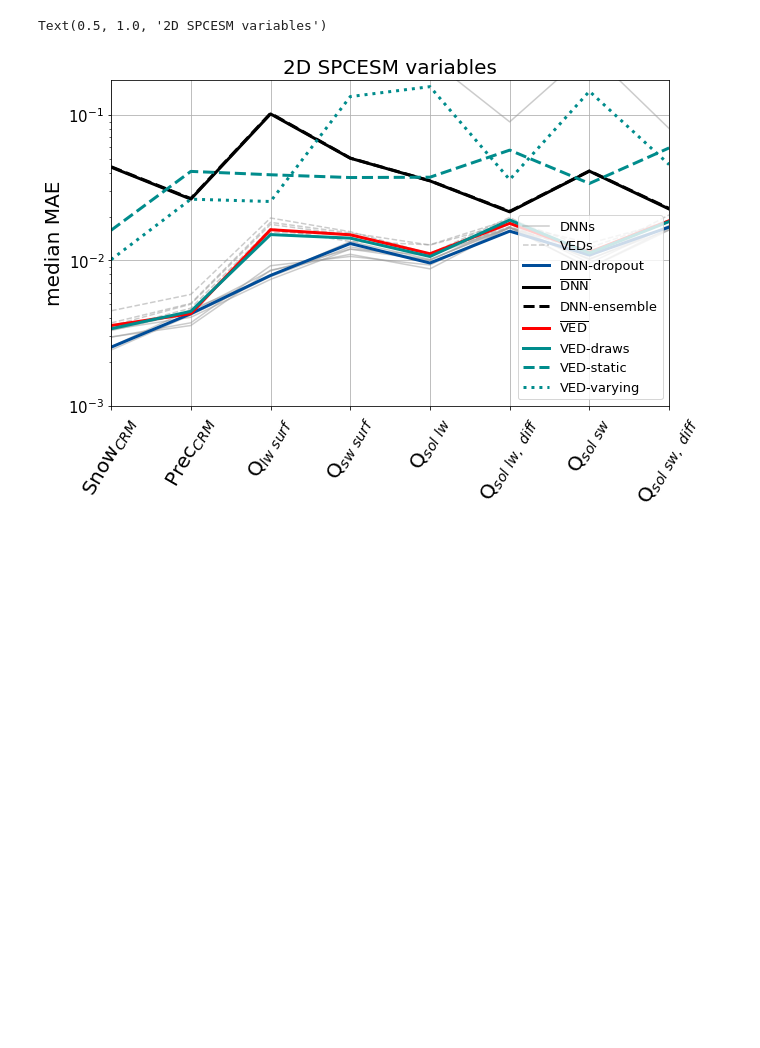
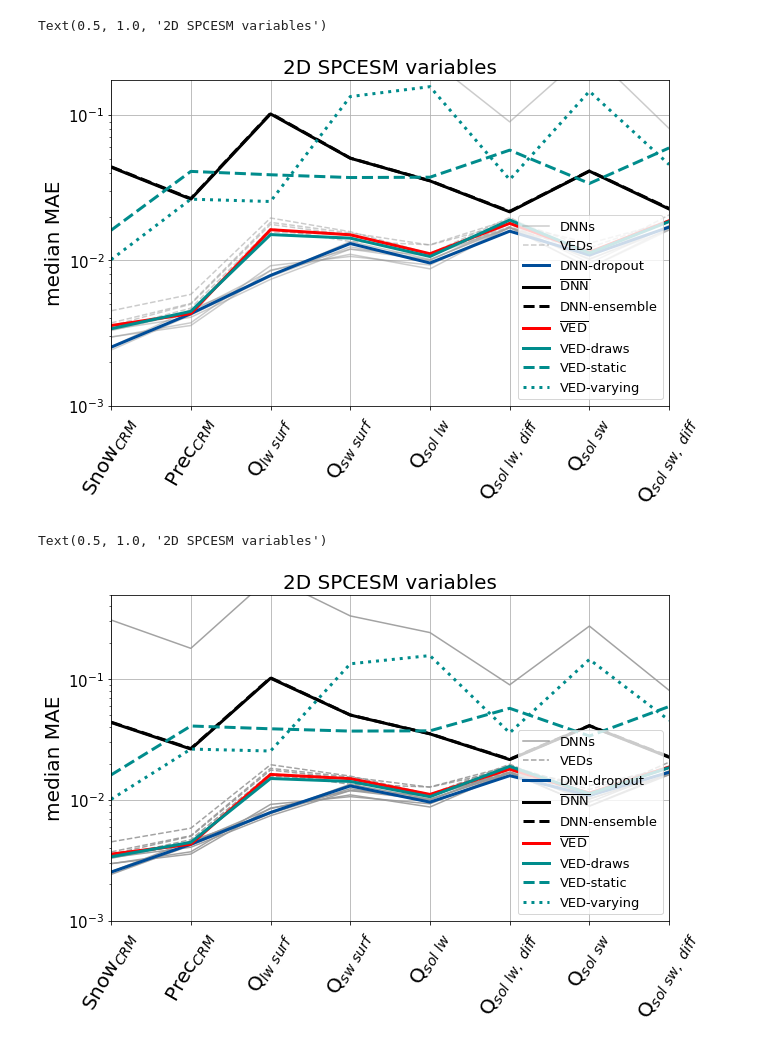
Before and after one commit to EyringMLClimateGroup/behrens24james_SPCESM2_ML_ensembles, a Jupyter notebook: deterministic_analysis/real_geo_MAE_all_networks_update.ipynb, the cells around one changed output. Cells and saved outputs as stored; diff of their text form; code cells hidden in the pictures; blank space fills up the shorter version.

```diff
--- a/deterministic_analysis/real_geo_MAE_all_networks_update.ipynb
+++ b/deterministic_analysis/real_geo_MAE_all_networks_update.ipynb
@@ -985,3 +1606,59 @@ plt.title('2D SPCESM variables',fontsize=20)
 # %% [output]
 Text(0.5, 1.0, '2D SPCESM variables')
 [figure]
+# %%
+plt.figure(2,(10,6))
+
+plt.plot(np.nanmedian(ANN_1_lin_MAE[:,104:112]*val_gen_II.output_transform.scale[104:112],0),color=[0.6,0.6,0.6,0.9],label='DNNs')#,label=r'ANN 1$_{median}$')
+plt.plot(np.nanmedian(ANN_2_lin_MAE[:,104:112]*val_gen_II.output_transform.scale[104:112],0),color=[0.6,0.6,0.6,0.9])#,label=r'ANN 2$_{median}$')
+plt.plot(np.nanmedian(ANN_3_lin_MAE[:,104:112]*val_gen_II.output_transform.scale[104:112],0),color=[0.6,0.6,0.6,0.9])#,label=r'ANN 3$_{median}$')
+plt.plot(np.nanmedian(ANN_4_lin_MAE[:,104:112]*val_gen_II.output_transform.scale[104:112],0),color=[0.6,0.6,0.6,0.9])#,label=r'ANN 4$_{median}$')
+plt.plot(np.nanmedian(ANN_5_lin_MAE[:,104:112]*val_gen_II.output_transform.scale[104:112],0),color=[0.6,0.6,0.6,0.9])#,label=r'ANN 5$_{median}$')
+plt.plot(np.nanmedian(ANN_6_lin_MAE[:,104:112]*val_gen_II.output_transform.scale[104:112],0),color=[0.6,0.6,0.6,0.9])#,label=r'ANN 6$_{median}$')
+plt.plot(np.nanmedian(ANN_7_lin_MAE[:,104:112]*val_gen_II.output_transform.scale[104:112],0),color=[0.6,0.6,0.6,0.9])#,label=r'ANN 7$_{median}$')
+
+
+plt.plot(np.nanmedian(VED_1_MAE[:,105:113]*val_gen_II.output_transform.scale[104:112],0),'--',color=[0.6,0.6,0.6,0.9],label='VEDs')#,label=r'VED 1$_{median}$')
+plt.plot(np.nanmedian(VED_2_MAE[:,105:113]*val_gen_II.output_transform.scale[104:112],0),'--',color=[0.6,0.6,0.6,0.9])#,label=r'VED 2$_{median}$')
+plt.plot(np.nanmedian(VED_3_MAE[:,105:113]*val_gen_II.output_transform.scale[104:112],0),'--',color=[0.6,0.6,0.6,0.9])#,label=r'VED 3$_{median}$')
+plt.plot(np.nanmedian(VED_4_MAE[:,105:113]*val_gen_II.output_transform.scale[104:112],0),'--',color=[0.6,0.6,0.6,0.9])#,label=r'VED 4$_{median}$')
+plt.plot(np.nanmedian(VED_5_MAE[:,105:113]*val_gen_II.output_transform.scale[104:112],0),'--',color=[0.6,0.6,0.6,0.9])#,label=r'VED 5$_{median}$')
+plt.plot(np.nanmedian(VED_7_MAE[:,105:113]*val_gen_II.output_transform.scale[104:112],0),'--',color=[0.6,0.6,0.6,0.9])#,label=r'VED 7$_{median}$')
+
+
+
+plt.plot(np.nanmedian(ANN_1_lin_dr_01_MAE_7_mem[:,104:112]*val_gen_II.output_transform.scale[104:112],0),
+         linewidth=3,color=[0,0.3,0.6],label=r'DNN-dropout')
+plt.plot(np.nanmedian(deter_7_lin[:,104:112]*val_gen_II.output_transform.scale[104:112],0),
+         linewidth=3,color='k',label=r'$\overline{\mathrm{DNN}}$')
+plt.plot(np.nanmedian(stoch_5_lin[:,104:112]*val_gen_II.output_transform.scale[104:112],0),
+         '--',linewidth=3,color='k',label=r'DNN-ensemble')
+plt.plot(np.nanmedian(VED_deter_6[:,105:113]*val_gen_II.output_transform.scale[104:112],0),linewidth=3,
+         color='r',label=r'$\overline{\mathrm{VED}}$')
+
+plt.plot(np.nanmedian(VED_1_7_0[:,105:113]*val_gen_II.output_transform.scale[104:112],0),
+         color=[0,0.55,0.55],linewidth=3,label=r'VED-draws')
+
+plt.plot(np.nanmedian(VED_1_7_0_5[:,105:113]*val_gen_II.output_transform.scale[104:112],0),
+         '--',linewidth=3,color=[0,0.55,0.55],label=r'VED-static')
+plt.plot(np.nanmedian(VED_1_7_alpha_1_MAE[:,105:113]*val_gen_II.output_transform.scale[104:112],0),
+         ':',linewidth=3,color=[0,0.55,0.55],label=r'VED-varying')
+
+
+
+
+
+plt.grid(True)
+plt.yscale('log')
+plt.ylim(0.001,0.5)
+plt.xlim(0,7)
+plt.legend(fontsize=13,loc=4)
+plt.xticks(fontsize=15)
+plt.yticks(fontsize=15)
+plt.xticks(np.arange(ANN_1_lin_MAE[1,104:112].size),SP_2D_VAR_2, rotation=60,fontsize=20)
+
+plt.ylabel(r'median MAE',fontsize=20)
+plt.title('2D SPCESM variables',fontsize=20)
+# %% [output]
+Text(0.5, 1.0, '2D SPCESM variables')
+[figure, added]
```
Also changed, not shown: parts of 12 cells of this notebook, 1 other file.
